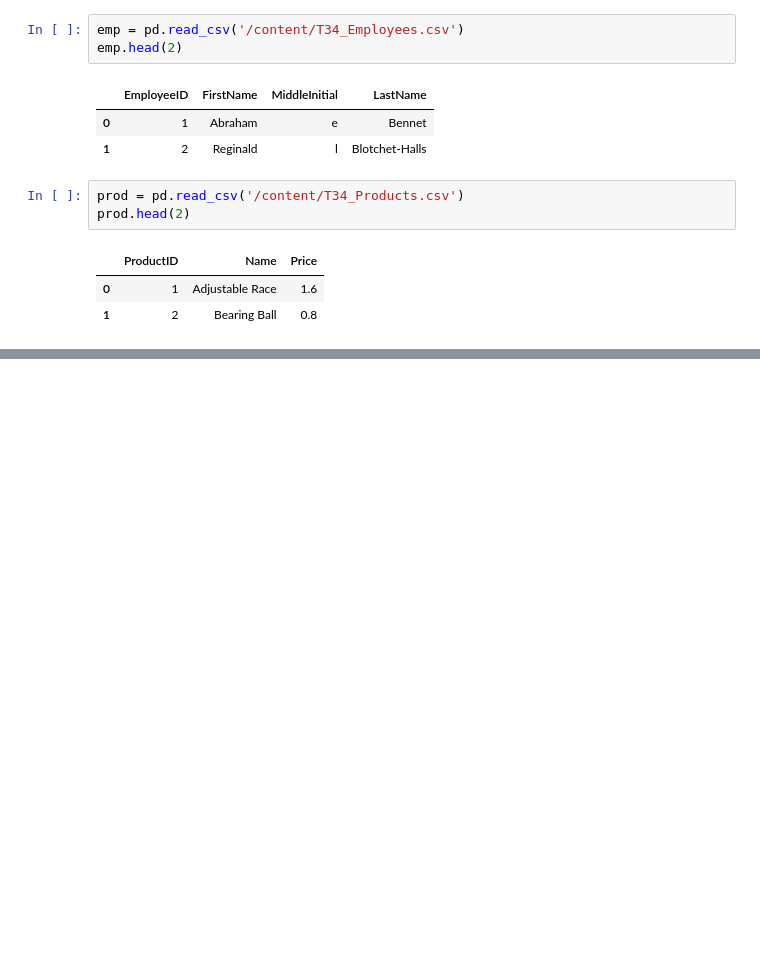
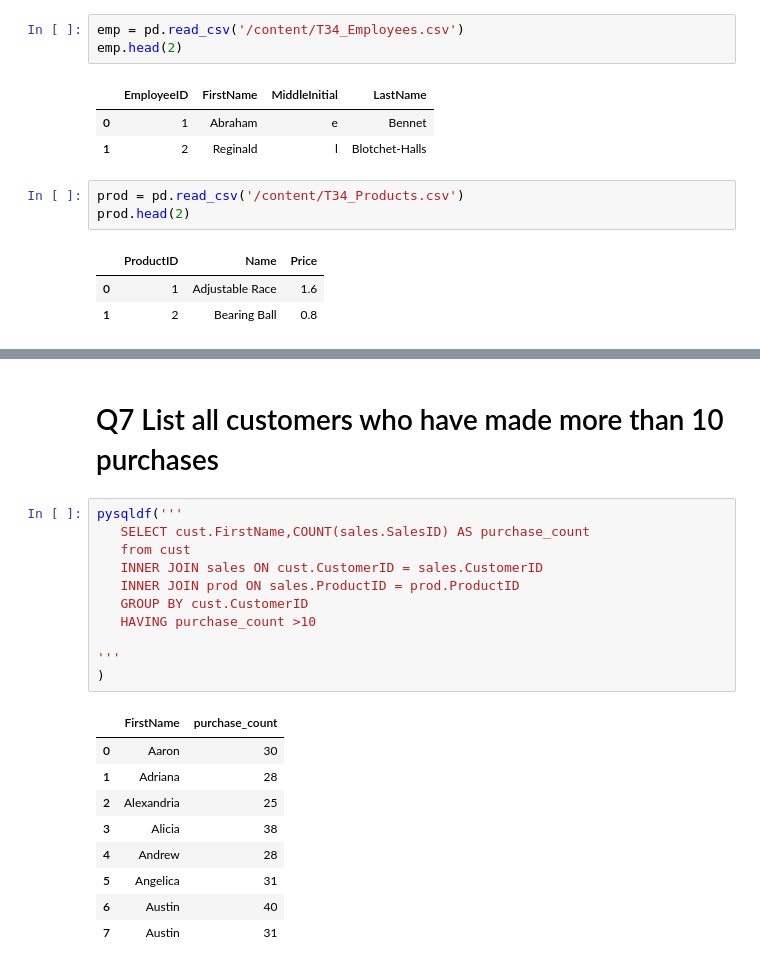
Before and after one commit to mmilannaik/bostonhousepricing, a Jupyter notebook: W15S1_SQL_Join_task.ipynb, the cells around one changed output, grey strips where cells are left out. Drawn from its saved outputs; the diff is of its cells as text; blank space fills up the shorter version.

```diff
--- a/W15S1_SQL_Join_task.ipynb
+++ b/W15S1_SQL_Join_task.ipynb
@@ -169,0 +259,23 @@ prod.head(2)
+# %% [markdown]
+# Q7 List all customers who have made more than 10 purchases
+# %%
+pysqldf('''
+   SELECT cust.FirstName,COUNT(sales.SalesID) AS purchase_count
+   from cust
+   INNER JOIN sales ON cust.CustomerID = sales.CustomerID
+   INNER JOIN prod ON sales.ProductID = prod.ProductID
+   GROUP BY cust.CustomerID
+   HAVING purchase_count >10
+
+'''
+)
+# %% [output]
+|  | FirstName | purchase_count |
+| 0 | Aaron | 30 |
+| 1 | Adriana | 28 |
+| 2 | Alexandria | 25 |
+| 3 | Alicia | 38 |
+| 4 | Andrew | 28 |
+| 5 | Angelica | 31 |
+| 6 | Austin | 40 |
+| 7 | Austin | 31 |
```
Also changed, not shown: parts of 15 cells of this notebook.
